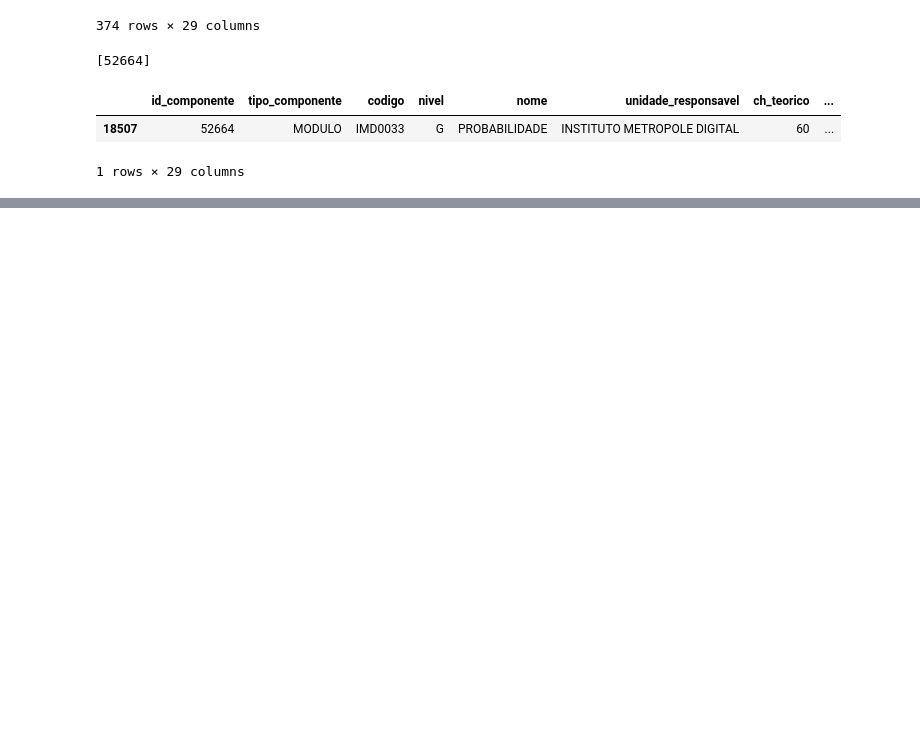
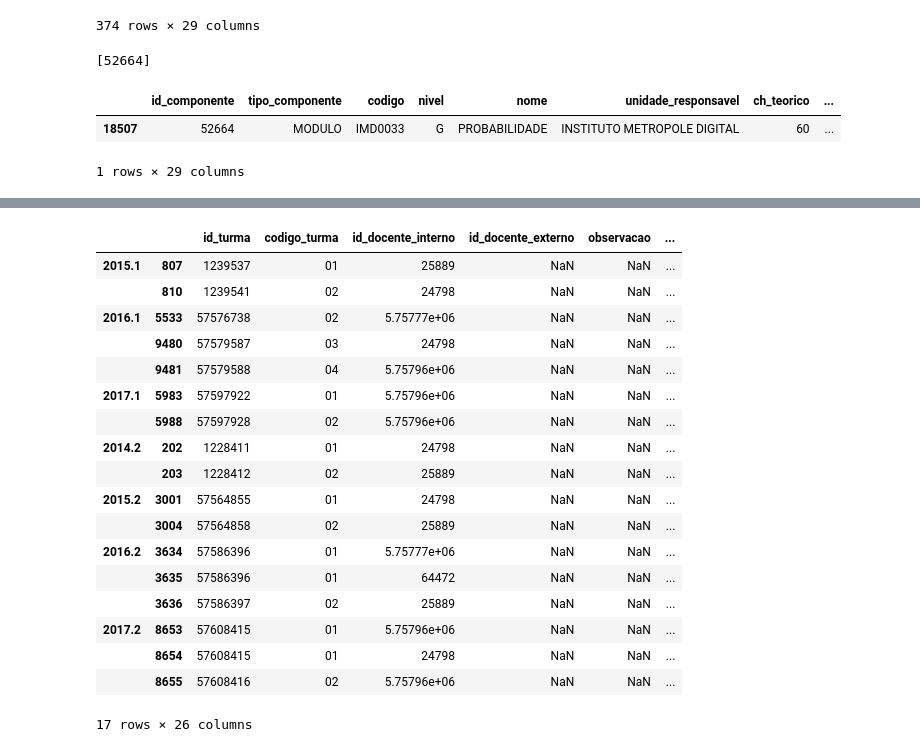
Before and after one commit to paulalps/Probabilidade, a Jupyter notebook: Unidade 2 - Trabalho 1/Trabalho 1.ipynb, the cells around one changed output, grey strips where cells are left out. Drawn from its saved outputs; the diff is of its cells as text; code cells hidden in the pictures; blank space fills up the shorter version.

```diff
--- a/Unidade 2 - Trabalho 1/Trabalho 1.ipynb
+++ b/Unidade 2 - Trabalho 1/Trabalho 1.ipynb
@@ -100,8 +100,8 @@ imd_fmc = imd[imd['nome'].str.contains("FUNDAMENTOS MATEMÁTICOS DA COMPUTAÇÃO
 imd_fmci = imd_fmc[imd_fmc['nome'] == "FUNDAMENTOS MATEMÁTICOS DA COMPUTAÇÃO I"]
 imd_fmcii = imd_fmc[imd_fmc['nome'] == "FUNDAMENTOS MATEMÁTICOS DA COMPUTAÇÃO II"]
 
-id_fmci = list(imd_fmci['codigo'])
-id_fmcii = list(imd_fmcii['codigo'])
+id_fmci = list(imd_fmci['id_componente'])
+id_fmcii = list(imd_fmcii['id_componente'])
 
 print(id_fmci)
 print(id_fmcii)
@@ -110,0 +111,6 @@ print(id_fmcii)
+# %%
+## Fazendo Download dos CSVs das turmas
+turmas_dfs = []
+for url in turmas_url:
+    print(url)
+    turmas_dfs.append(pd.read_csv(url,';'))
@@ -110,0 +145,5 @@ print(id_fmcii)
+# %%
+## Fazendo a concatenação para trabalhar apenas com um DataFrame
+turmas_df = pd.concat(turmas_dfs, keys=turmas_periodo)
+## Filtrando o DataFrame
+turmas_df
@@ -110,0 +210,23 @@ print(id_fmcii)
+# %%
+turmas_df_fmcii = turmas_df[turmas_df['id_componente_curricular'] == id_fmcii]
+turmas_df_fmcii
+# %% [output]
+|  |  | id_turma | codigo_turma | id_docente_interno | id_docente_externo | observacao | ... |
+| 2015.1 | 807 | 1239537 | 01 | 25889 | NaN | NaN | ... |
+|  | 810 | 1239541 | 02 | 24798 | NaN | NaN | ... |
+| 2016.1 | 5533 | 57576738 | 02 | 5.75777e+06 | NaN | NaN | ... |
+|  | 9480 | 57579587 | 03 | 24798 | NaN | NaN | ... |
+|  | 9481 | 57579588 | 04 | 5.75796e+06 | NaN | NaN | ... |
+| 2017.1 | 5983 | 57597922 | 01 | 5.75796e+06 | NaN | NaN | ... |
+|  | 5988 | 57597928 | 02 | 5.75796e+06 | NaN | NaN | ... |
+| 2014.2 | 202 | 1228411 | 01 | 24798 | NaN | NaN | ... |
+|  | 203 | 1228412 | 02 | 25889 | NaN | NaN | ... |
+| 2015.2 | 3001 | 57564855 | 01 | 24798 | NaN | NaN | ... |
+|  | 3004 | 57564858 | 02 | 25889 | NaN | NaN | ... |
+| 2016.2 | 3634 | 57586396 | 01 | 5.75777e+06 | NaN | NaN | ... |
+|  | 3635 | 57586396 | 01 | 64472 | NaN | NaN | ... |
+|  | 3636 | 57586397 | 02 | 25889 | NaN | NaN | ... |
+| 2017.2 | 8653 | 57608415 | 01 | 5.75796e+06 | NaN | NaN | ... |
+|  | 8654 | 57608415 | 01 | 24798 | NaN | NaN | ... |
+|  | 8655 | 57608416 | 02 | 5.75796e+06 | NaN | NaN | ... |
+17 rows × 26 columns
```
Also changed, not shown: parts of 6 cells of this notebook.
